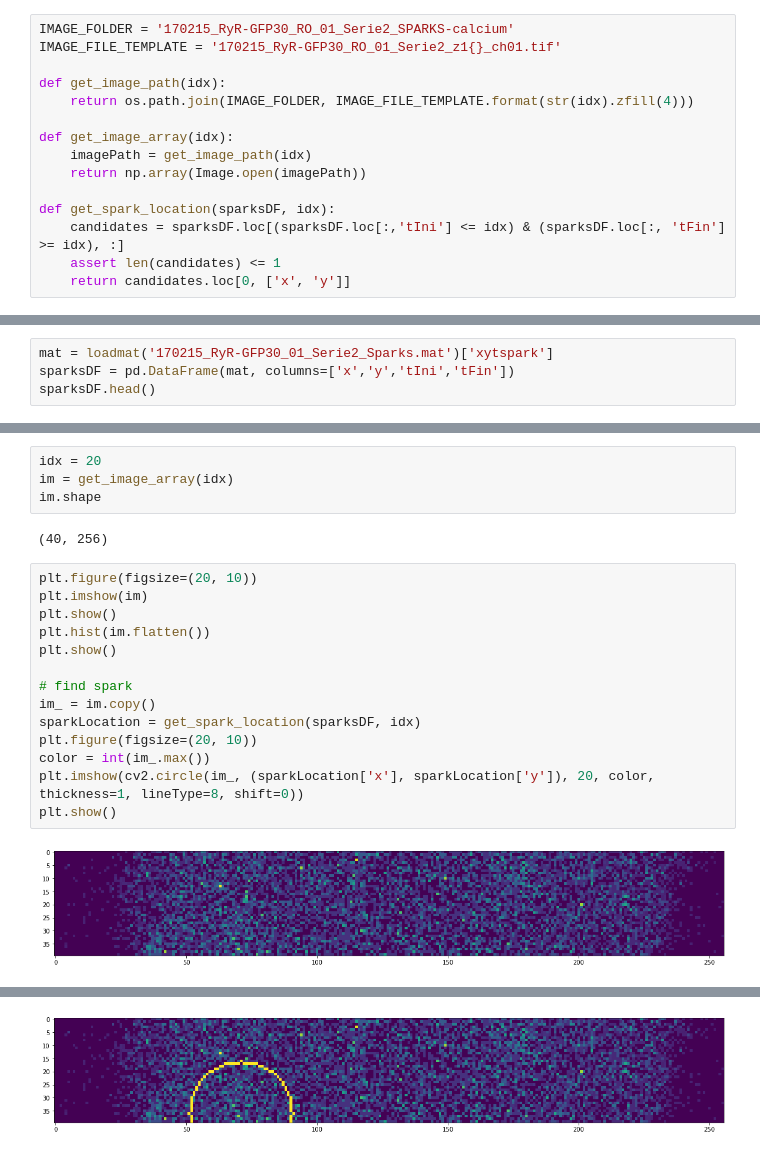
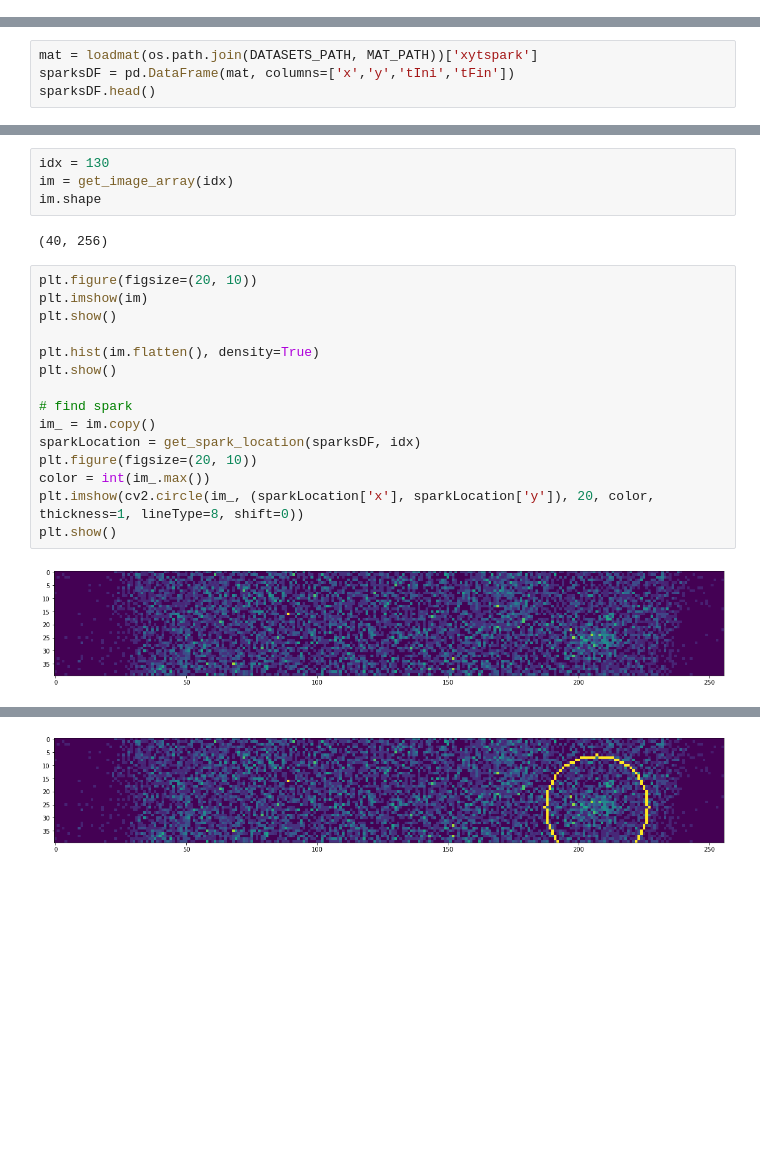
Before and after one commit to raulbenitez/DEEPCARDIO, a Jupyter notebook: sparks/exploreImageAndPlotSpark.ipynb, the cells around one changed output, grey strips where cells are left out. Saved outputs shown, nothing was run; the diff lists cells and outputs as text; blank space fills up the shorter version.

```diff
--- a/sparks/exploreImageAndPlotSpark.ipynb
+++ b/sparks/exploreImageAndPlotSpark.ipynb
@@ -8,16 +9 @@ from scipy.io import loadmat
 import cv2
-# %%
-IMAGE_FOLDER = '170215_RyR-GFP30_RO_01_Serie2_SPARKS-calcium'
-IMAGE_FILE_TEMPLATE = '170215_RyR-GFP30_RO_01_Serie2_z1{}_ch01.tif'
-
-def get_image_path(idx):
-    return os.path.join(IMAGE_FOLDER, IMAGE_FILE_TEMPLATE.format(str(idx).zfill(4)))
-
-def get_image_array(idx):
-    imagePath = get_image_path(idx)
-    return np.array(Image.open(imagePath))
-
-def get_spark_location(sparksDF, idx):
-    candidates = sparksDF.loc[(sparksDF.loc[:,'tIni'] <= idx) & (sparksDF.loc[:, 'tFin'] >= idx), :]
-    assert len(candidates) <= 1
-    return candidates.loc[0, ['x', 'y']]
@@ -24,5 +14,5 @@ def get_spark_location(sparksDF, idx):
 # %%
-mat = loadmat('170215_RyR-GFP30_01_Serie2_Sparks.mat')['xytspark']
+mat = loadmat(os.path.join(DATASETS_PATH, MAT_PATH))['xytspark']
 sparksDF = pd.DataFrame(mat, columns=['x','y','tIni','tFin'])
 sparksDF.head()
 # %% [output]
@@ -56,5 +36,5 @@ imageList
 # %%
-idx = 20
+idx = 130
 im = get_image_array(idx)
 im.shape
 # %% [output]
@@ -63,7 +43,8 @@ im.shape
 plt.figure(figsize=(20, 10))
 plt.imshow(im)
 plt.show()
-plt.hist(im.flatten())
+
+plt.hist(im.flatten(), density=True)
 plt.show()
 
 # find spark
@@ -74,4 +55,4 @@ color = int(im_.max())
 plt.imshow(cv2.circle(im_, (sparkLocation['x'], sparkLocation['y']), 20, color, thickness=1, lineType=8, shift=0))
 plt.show()
 # %% [output]
-[figure, old version]
+[figure, new version]
@@ -79 +60 @@ plt.show()
-[figure, old version]
+[figure, new version]
```
Also changed, not shown: parts of 22 cells of this notebook, 2 other files.
